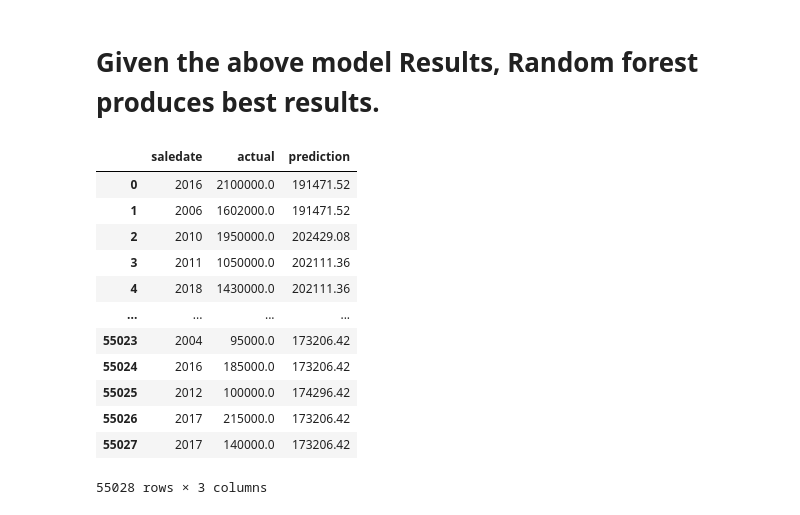
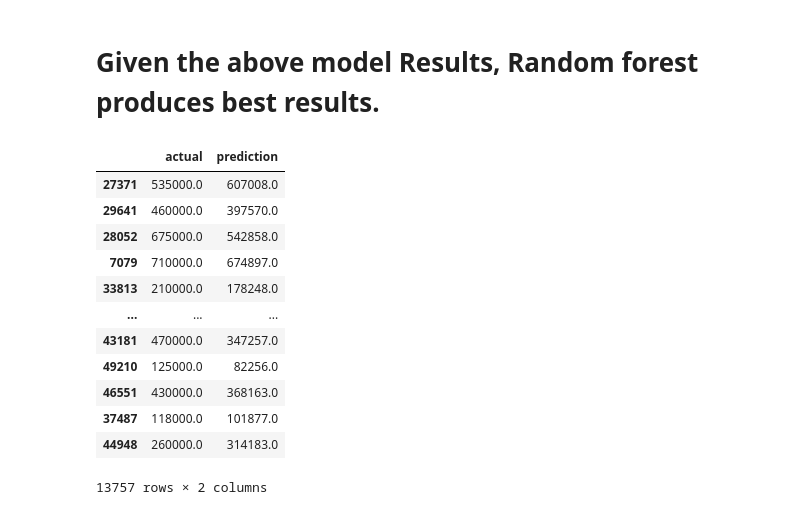
Before and after one commit to Diana7e/Dream_Team_Final_Project, a Jupyter notebook: cleaned_data/ML_model_price.ipynb, the cells around one changed output. Drawn from its saved outputs; the diff is of its cells as text; code cells hidden in the pictures.

Commit message:
adding update to ML and Sql tables

```diff
--- a/cleaned_data/ML_model_price.ipynb
+++ b/cleaned_data/ML_model_price.ipynb
@@ -434,23 +429,23 @@ X_scaled=scaler.fit_transform(X)
 rf_model = pickle.loads(saved_model)
 
 # Use the loaded pickled model to make predictions
-pred = rf_model.predict(X_scaled)
+pred = rf_model.predict(X_test )
 # %%
 # Create a Dataframe for predictions with saledate as unique key for Sql
-pred_df=pd.DataFrame({"saledate":df.saledate, "actual": y, "prediction":pred })
-pred_df.Prediction=round(pred_df.prediction,1)
+pred_df=pd.DataFrame({"actual": y_test, "prediction":pred })
+pred_df.prediction=round(pred_df['prediction'],0)
 pred_df
 # %% [output]
-|  | saledate | actual | prediction |
-| 0 | 2016 | 2100000.0 | 191471.52 |
-| 1 | 2006 | 1602000.0 | 191471.52 |
-| 2 | 2010 | 1950000.0 | 202429.08 |
-| 3 | 2011 | 1050000.0 | 202111.36 |
-| 4 | 2018 | 1430000.0 | 202111.36 |
-| ... | ... | ... | ... |
-| 55023 | 2004 | 95000.0 | 173206.42 |
-| 55024 | 2016 | 185000.0 | 173206.42 |
-| 55025 | 2012 | 100000.0 | 174296.42 |
-| 55026 | 2017 | 215000.0 | 173206.42 |
-| 55027 | 2017 | 140000.0 | 173206.42 |
+|  | actual | prediction |
+| 27371 | 535000.0 | 607008.0 |
+| 29641 | 460000.0 | 397570.0 |
+| 28052 | 675000.0 | 542858.0 |
+| 7079 | 710000.0 | 674897.0 |
+| 33813 | 210000.0 | 178248.0 |
+| ... | ... | ... |
+| 43181 | 470000.0 | 347257.0 |
+| 49210 | 125000.0 | 82256.0 |
+| 46551 | 430000.0 | 368163.0 |
+| 37487 | 118000.0 | 101877.0 |
+| 44948 | 260000.0 | 314183.0 |
-55028 rows × 3 columns
+13757 rows × 2 columns
```
Also changed, not shown: parts of 6 cells of this notebook, 2 other files.
